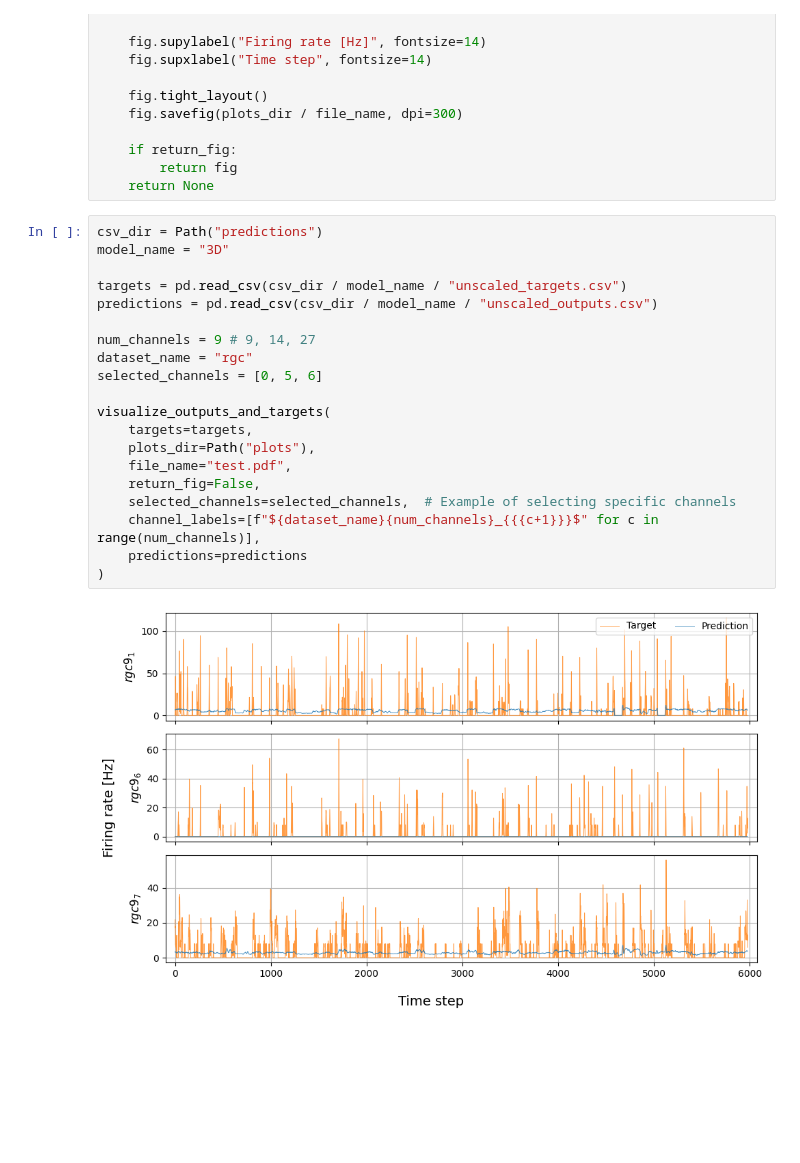
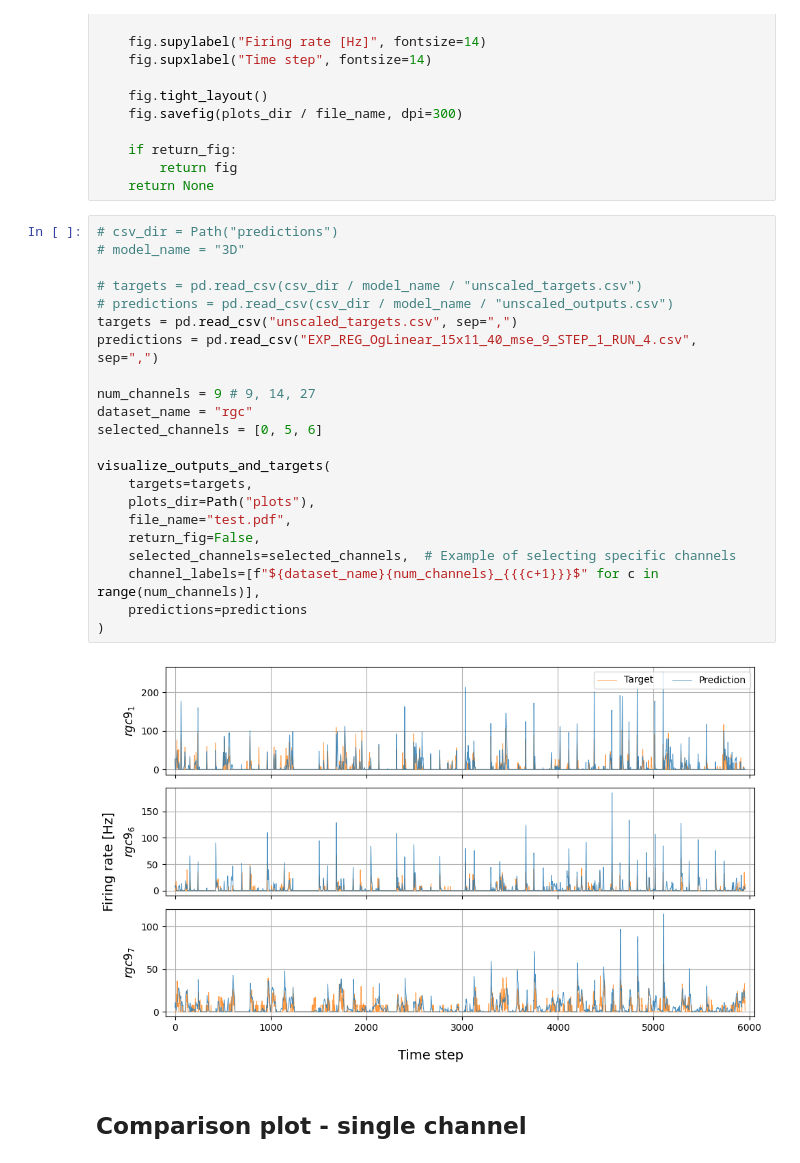
Before and after one commit to JankowskiDaniel/Neural-Deep-Retina, a Jupyter notebook: notebooks/11-prediction-plots.ipynb, the cells around one changed output. Cells and saved outputs as stored; diff of their text form; blank space fills up the shorter version.

Commit message:
Added comparison plot

```diff
--- a/notebooks/11-prediction-plots.ipynb
+++ b/notebooks/11-prediction-plots.ipynb
@@ -83,24 +83,28 @@ def visualize_outputs_and_targets(
         return fig
     return None
 # %%
-csv_dir = Path("predictions")
-model_name = "3D"
+# csv_dir = Path("predictions")
+# model_name = "3D"
 
-targets = pd.read_csv(csv_dir / model_name / "unscaled_targets.csv")
-predictions = pd.read_csv(csv_dir / model_name / "unscaled_outputs.csv")
+# targets = pd.read_csv(csv_dir / model_name / "unscaled_targets.csv")
+# predictions = pd.read_csv(csv_dir / model_name / "unscaled_outputs.csv")
+targets = pd.read_csv("unscaled_targets.csv", sep=",")
+predictions = pd.read_csv("EXP_REG_OgLinear_15x11_40_mse_9_STEP_1_RUN_4.csv", sep=",")
 
 num_channels = 9 # 9, 14, 27
 dataset_name = "rgc"
 selected_channels = [0, 5, 6]
 
 visualize_outputs_and_targets(
     targets=targets,
     plots_dir=Path("plots"),
     file_name="test.pdf",
     return_fig=False,
     selected_channels=selected_channels,  # Example of selecting specific channels
     channel_labels=[f"${dataset_name}{num_channels}_{{{c+1}}}$" for c in range(num_channels)],
     predictions=predictions
 )
 # %% [output]
-[figure, old version]
+[figure, new version]
+# %% [markdown]
+## Comparison plot - single channel
```
Also changed, not shown: parts of 4 cells of this notebook.
